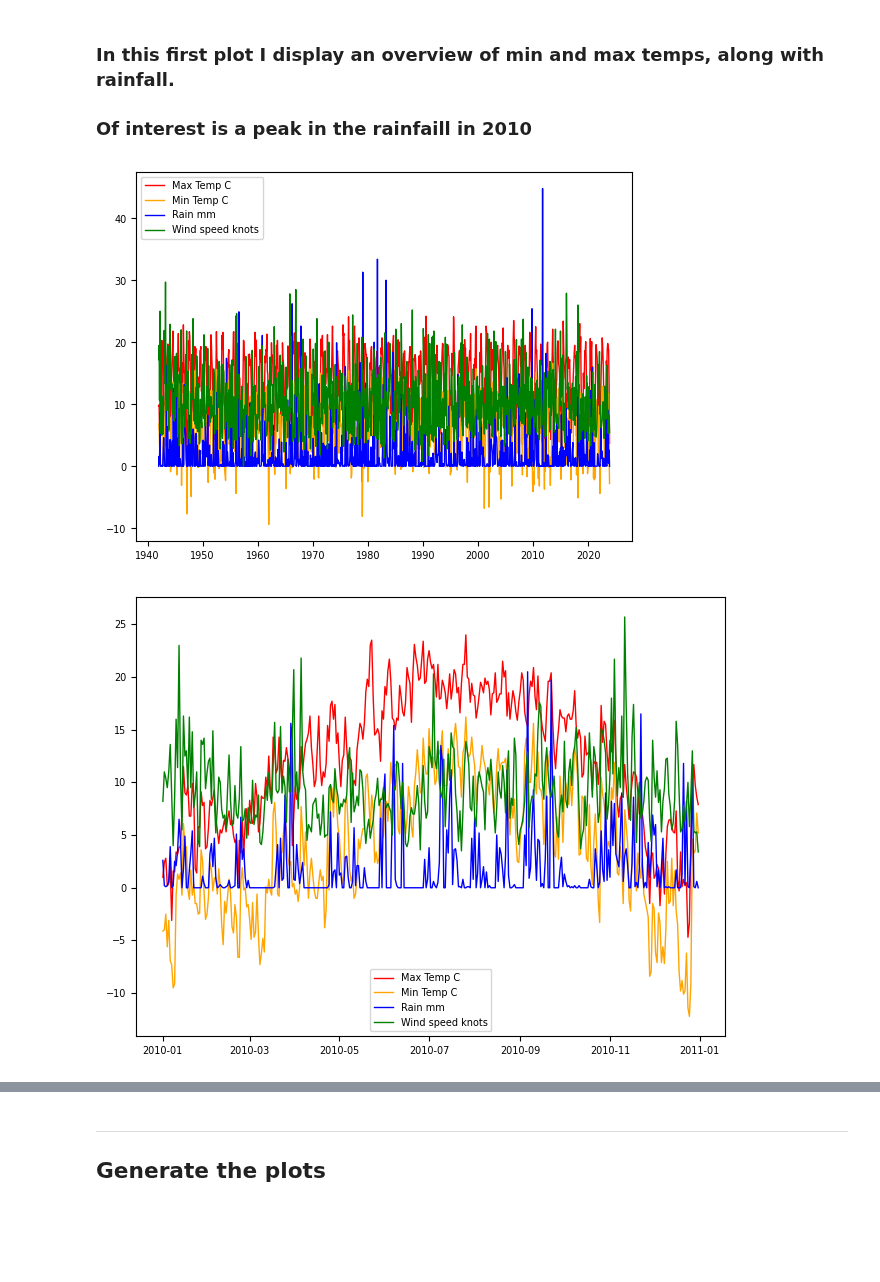
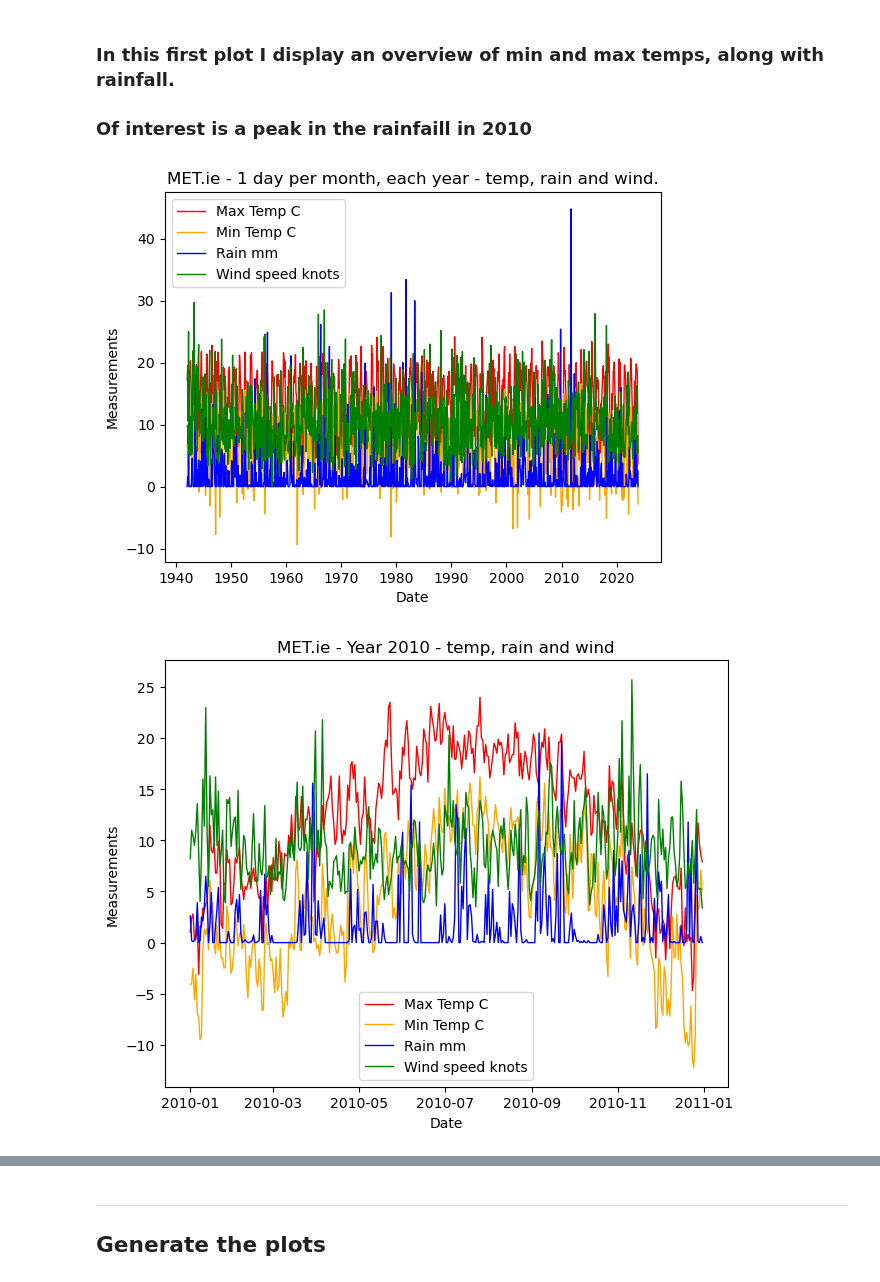
Before and after one commit to cpjm/pfda_project1, a Jupyter notebook: pfda_project2/project2.ipynb, the cells around one changed output, grey strips where cells are left out. Drawn from its saved outputs; the diff is of its cells as text; code cells hidden in the pictures; blank space fills up the shorter version.

Commit message:
Added Met.ie plots for temperature analysis. Plus a number of other minor enhancements.

```diff
--- a/pfda_project2/project2.ipynb
+++ b/pfda_project2/project2.ipynb
@@ -1181,27 +1215,36 @@ min       -4.700000    -12.200000      0.000000      0.000000      0.000000
 ### Of interest is a peak in the rainfaill in 2010
 # %%
 
-# Plot showing rain and max temps
+# Plot showing rain, temps and wind speed
+# for 1 day a month for each year.
 fig = plt.figure()
 plt.plot_date(met_1day_per_month['date'], met_1day_per_month['maxtp'], '-r',label='Max Temp C',linewidth=1)
 plt.plot_date(met_1day_per_month['date'], met_1day_per_month['mintp'], '-', color="orange",label='Min Temp C',linewidth=1)
 plt.plot_date(met_1day_per_month['date'], met_1day_per_month['rain'], '-b',label='Rain mm',linewidth=1)
 plt.plot_date(met_1day_per_month['date'], met_1day_per_month['wdsp'], '-g',label='Wind speed knots',linewidth=1)
 plt.legend(loc="best")
+plt.xlabel('Date')
+plt.ylabel('Measurements')
+plt.title('MET.ie - 1 day per month, each year - temp, rain and wind.')
 plt.show()
 
 
+# Plot showing rain, temps and wind speed
+# for year 2010.
 fig = plt.figure()
 plt.plot_date(met_2010['date'], met_2010['maxtp'], '-r',label='Max Temp C',linewidth=1)
 plt.plot_date(met_2010['date'], met_2010['mintp'], '-', color="orange",label='Min Temp C',linewidth=1)
 plt.plot_date(met_2010['date'], met_2010['rain'], '-b',label='Rain mm',linewidth=1)
 plt.plot_date(met_2010['date'], met_2010['wdsp'], '-g',label='Wind speed knots',linewidth=1)
 plt.legend(loc="best")
 fig.tight_layout()
+plt.xlabel('Date')
+plt.ylabel('Measurements')
+plt.title('MET.ie - Year 2010 - temp, rain and wind')
 plt.show()
 # %% [output]
-[figure, old version]
+[figure, new version]
-[figure, old version]
+[figure, new version]
 # %% [markdown]
 ### Following from the above observation.
 ### In this plot I investigate the heavy rainfall in Sep 2010
```
Also changed, not shown: parts of 26 cells of this notebook, 7 other files.
